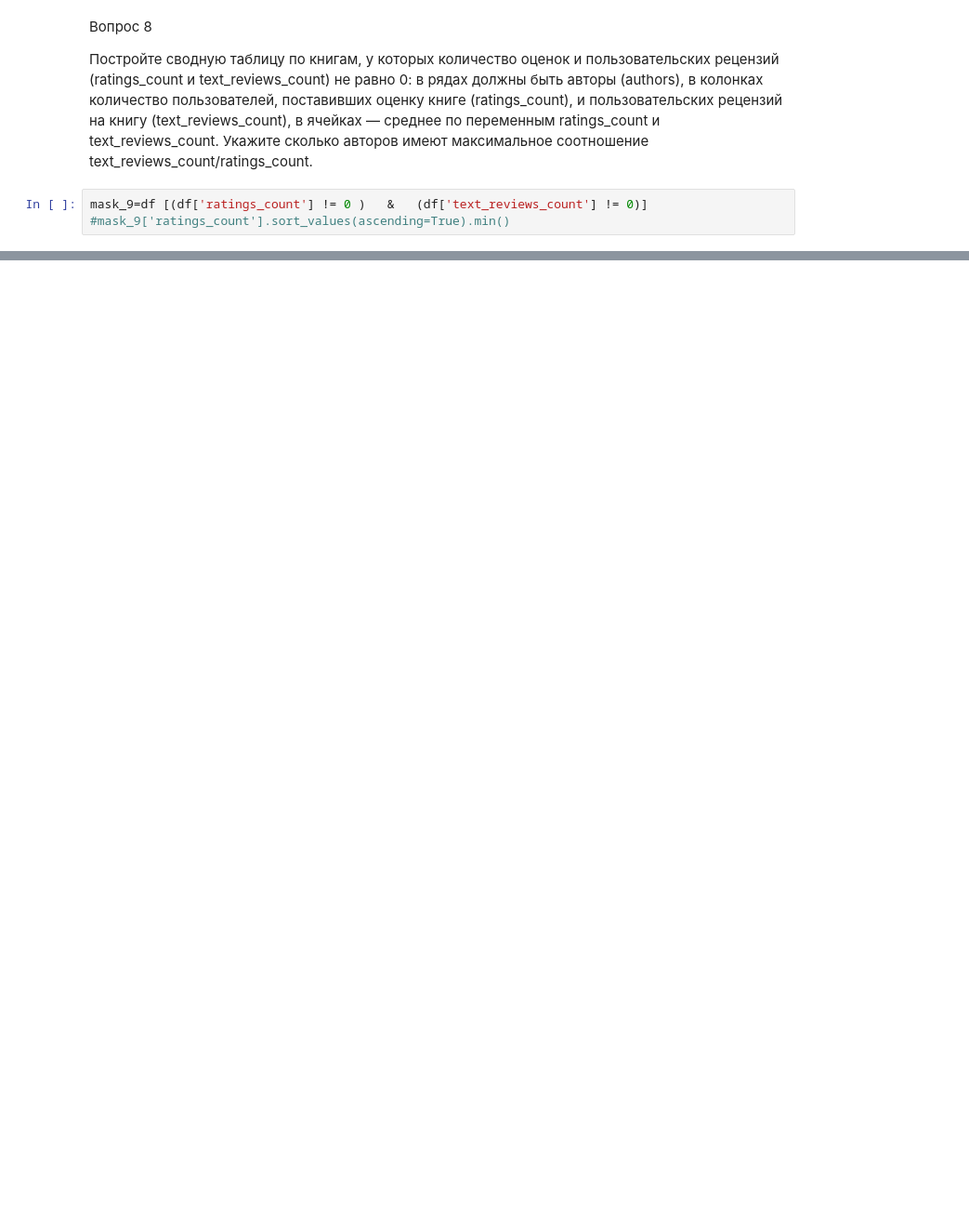
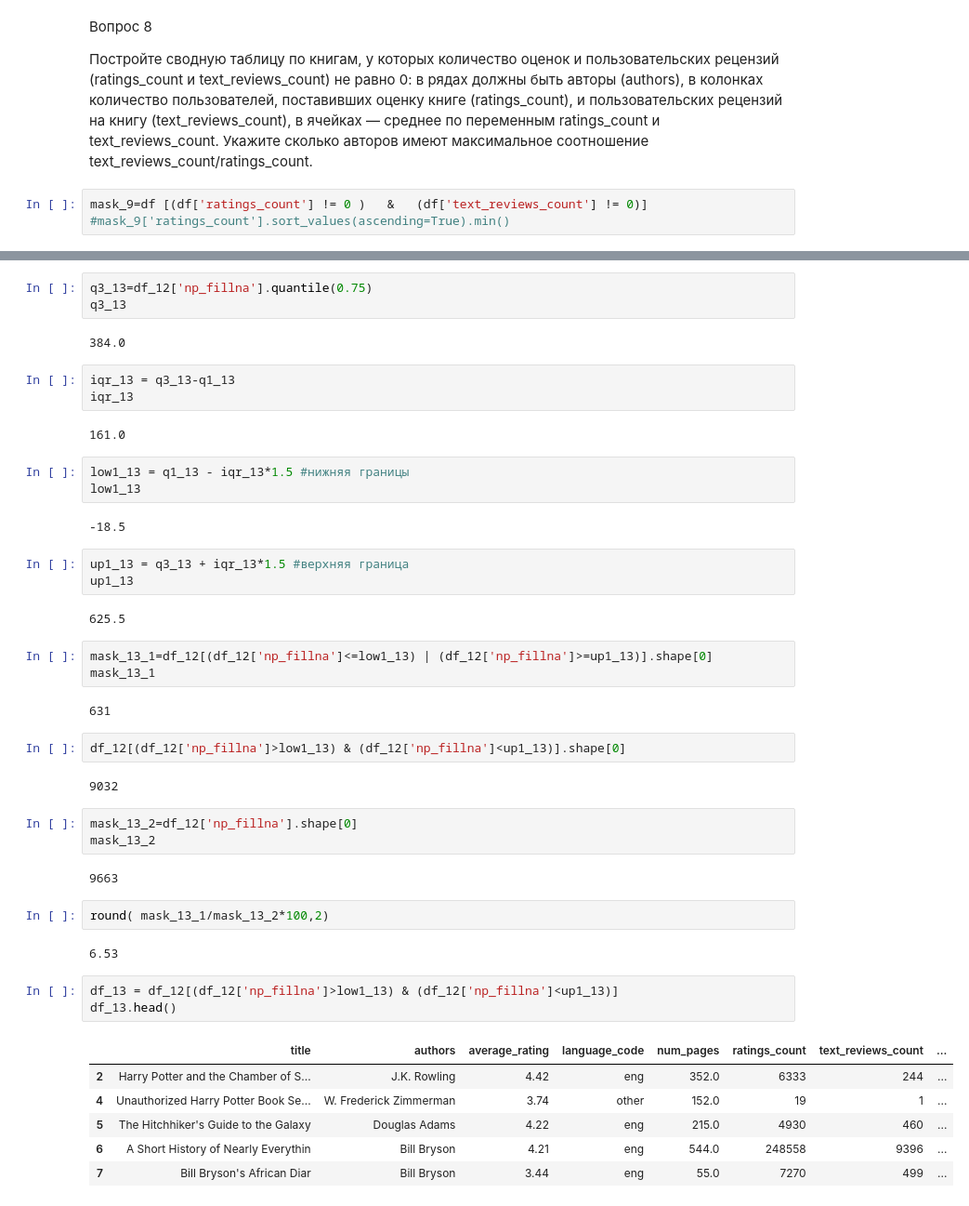
Before and after one commit to AlexGorel/IDE_NEW, a Jupyter notebook: Домашнее задание. Этап 1/HW220924.ipynb, the cells around one changed output, grey strips where cells are left out. Shown: that part at 93% size. Cells and saved outputs as stored; diff of their text form; blank space fills up the shorter version.

```diff
--- a/Домашнее задание. Этап 1/HW220924.ipynb
+++ b/Домашнее задание. Этап 1/HW220924.ipynb
@@ -958,0 +1164,48 @@ dtype: float64
+# %%
+q3_13=df_12['np_fillna'].quantile(0.75)
+q3_13
+# %% [output]
+384.0
+# %%
+iqr_13 = q3_13-q1_13
+iqr_13
+# %% [output]
+161.0
+# %%
+low1_13 = q1_13 - iqr_13*1.5 #нижняя границы
+low1_13
+# %% [output]
+-18.5
+# %%
+up1_13 = q3_13 + iqr_13*1.5 #верхняя граница
+up1_13
+# %% [output]
+625.5
+# %%
+mask_13_1=df_12[(df_12['np_fillna']<=low1_13) | (df_12['np_fillna']>=up1_13)].shape[0]
+mask_13_1
+# %% [output]
+631
+# %%
+df_12[(df_12['np_fillna']>low1_13) & (df_12['np_fillna']<up1_13)].shape[0]
+# %% [output]
+9032
+# %%
+mask_13_2=df_12['np_fillna'].shape[0]
+mask_13_2
+# %% [output]
+9663
+# %%
+round( mask_13_1/mask_13_2*100,2)
+# %% [output]
+6.53
+# %%
+df_13 = df_12[(df_12['np_fillna']>low1_13) & (df_12['np_fillna']<up1_13)]
+df_13.head()
+# %% [output]
+|  | title | authors | average_rating | language_code | num_pages | ratings_count | text_reviews_count | ... |
+| 2 | Harry Potter and the Chamber of S... | J.K. Rowling | 4.42 | eng | 352.0 | 6333 | 244 | ... |
+| 4 | Unauthorized Harry Potter Book Se... | W. Frederick Zimmerman | 3.74 | other | 152.0 | 19 | 1 | ... |
+| 5 | The Hitchhiker's Guide to the Galaxy | Douglas Adams | 4.22 | eng | 215.0 | 4930 | 460 | ... |
+| 6 | A Short History of Nearly Everythin | Bill Bryson | 4.21 | eng | 544.0 | 248558 | 9396 | ... |
+| 7 | Bill Bryson's African Diar | Bill Bryson | 3.44 | eng | 55.0 | 7270 | 499 | ... |
```
Also changed, not shown: parts of 79 cells of this notebook.
